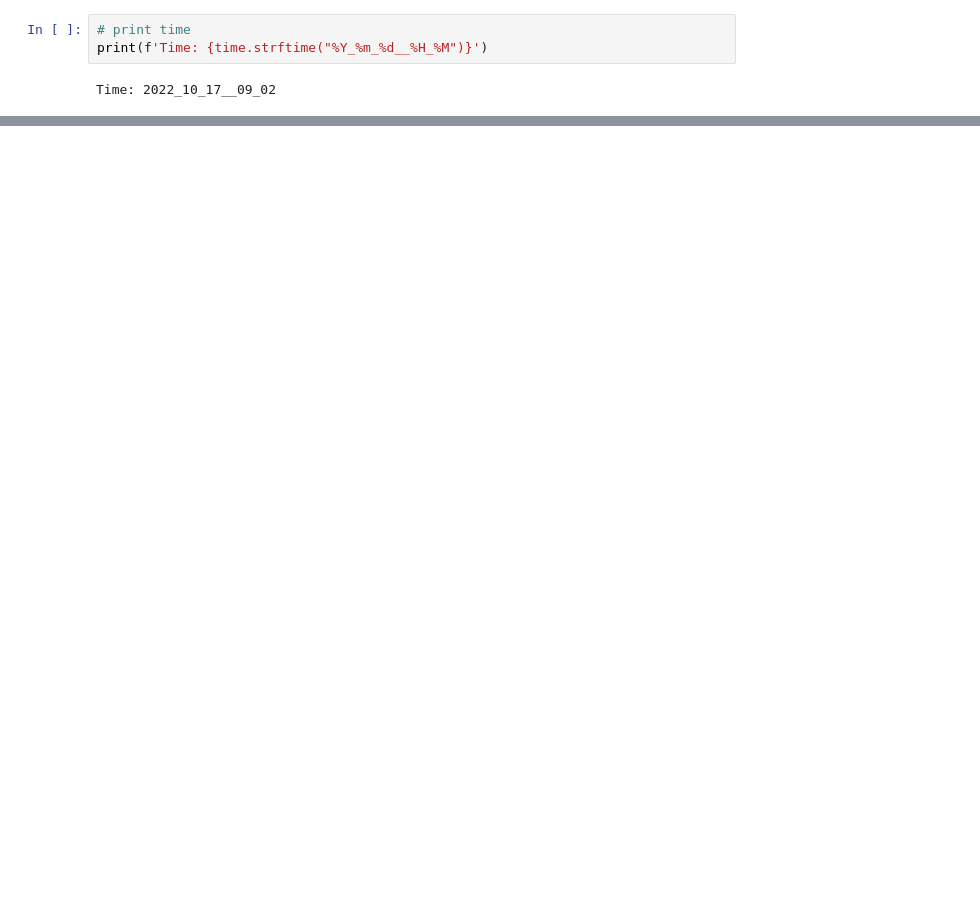
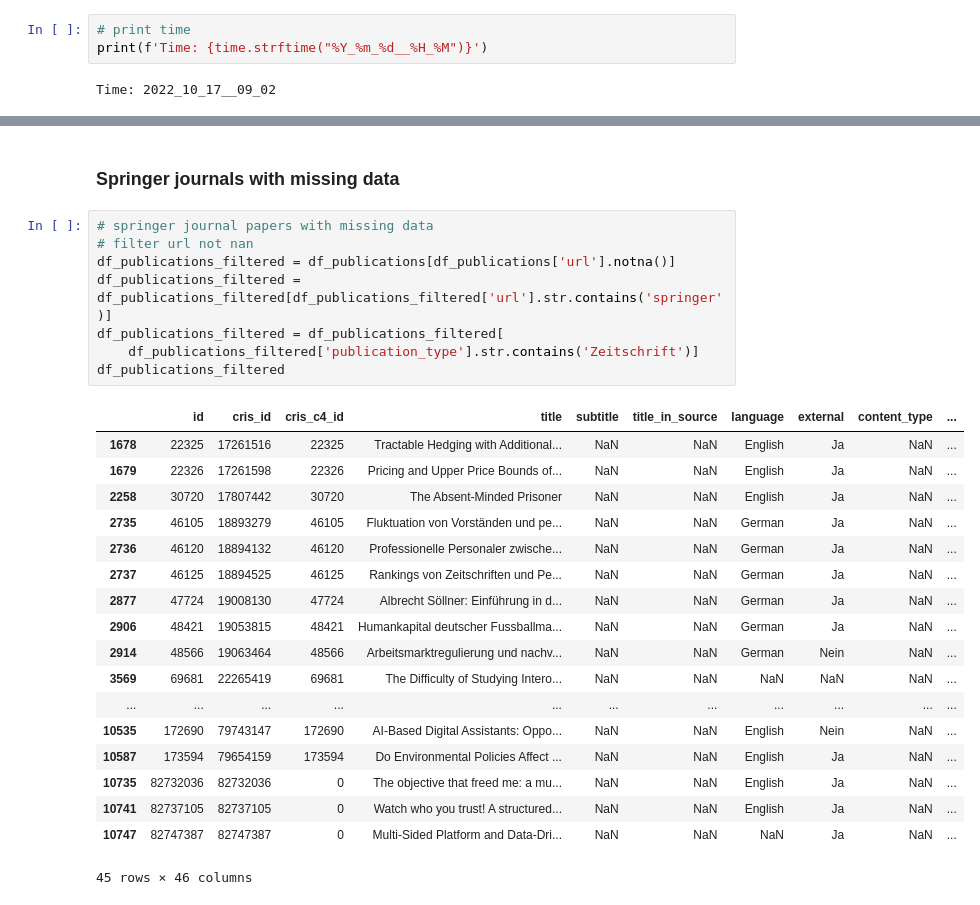
Before and after one commit to leoncena/Research_Scraper, a Jupyter notebook: Application/cris application.ipynb, the cells around one changed output, grey strips where cells are left out. Saved outputs shown, nothing was run; the diff lists cells and outputs as text; blank space fills up the shorter version.

```diff
--- a/Application/cris application.ipynb
+++ b/Application/cris application.ipynb
@@ -149,0 +336,29 @@ Time: 2022_10_17__09_02
+# %% [markdown]
+### Springer journals with missing data
+# %%
+# springer journal papers with missing data
+# filter url not nan
+df_publications_filtered = df_publications[df_publications['url'].notna()]
+df_publications_filtered = df_publications_filtered[df_publications_filtered['url'].str.contains('springer')]
+df_publications_filtered = df_publications_filtered[
+    df_publications_filtered['publication_type'].str.contains('Zeitschrift')]
+df_publications_filtered
+# %% [output]
+|  | id | cris_id | cris_c4_id | title | subtitle | title_in_source | language | external | content_type | ... |
+| 1678 | 22325 | 17261516 | 22325 | Tractable Hedging with Additional... | NaN | NaN | English | Ja | NaN | ... |
+| 1679 | 22326 | 17261598 | 22326 | Pricing and Upper Price Bounds of... | NaN | NaN | English | Ja | NaN | ... |
+| 2258 | 30720 | 17807442 | 30720 | The Absent-Minded Prisoner | NaN | NaN | English | Ja | NaN | ... |
+| 2735 | 46105 | 18893279 | 46105 | Fluktuation von Vorständen und pe... | NaN | NaN | German | Ja | NaN | ... |
+| 2736 | 46120 | 18894132 | 46120 | Professionelle Personaler zwische... | NaN | NaN | German | Ja | NaN | ... |
+| 2737 | 46125 | 18894525 | 46125 | Rankings von Zeitschriften und Pe... | NaN | NaN | German | Ja | NaN | ... |
+| 2877 | 47724 | 19008130 | 47724 | Albrecht Söllner: Einführung in d... | NaN | NaN | German | Ja | NaN | ... |
+| 2906 | 48421 | 19053815 | 48421 | Humankapital deutscher Fussballma... | NaN | NaN | German | Ja | NaN | ... |
+| 2914 | 48566 | 19063464 | 48566 | Arbeitsmarktregulierung und nachv... | NaN | NaN | German | Nein | NaN | ... |
+| 3569 | 69681 | 22265419 | 69681 | The Difficulty of Studying Intero... | NaN | NaN | NaN | NaN | NaN | ... |
+| ... | ... | ... | ... | ... | ... | ... | ... | ... | ... | ... |
+| 10535 | 172690 | 79743147 | 172690 | AI-Based Digital Assistants: Oppo... | NaN | NaN | English | Nein | NaN | ... |
+| 10587 | 173594 | 79654159 | 173594 | Do Environmental Policies Affect ... | NaN | NaN | English | Ja | NaN | ... |
+| 10735 | 82732036 | 82732036 | 0 | The objective that freed me: a mu... | NaN | NaN | English | Ja | NaN | ... |
+| 10741 | 82737105 | 82737105 | 0 | Watch who you trust! A structured... | NaN | NaN | English | Ja | NaN | ... |
+| 10747 | 82747387 | 82747387 | 0 | Multi-Sided Platform and Data-Dri... | NaN | NaN | NaN | Ja | NaN | ... |
+45 rows × 46 columns
```
Also changed, not shown: parts of 42 cells of this notebook.
